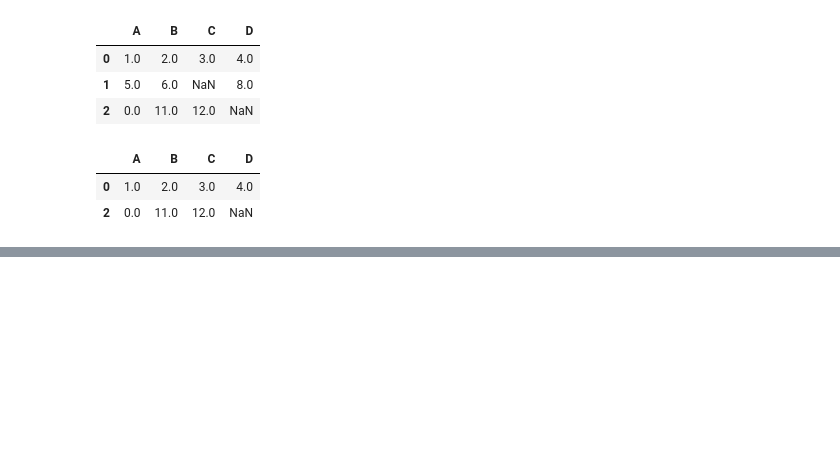
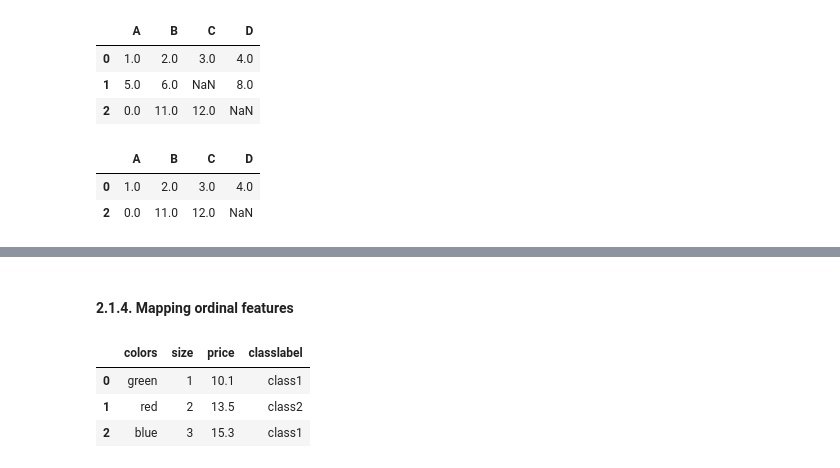
Before and after one commit to nguyenhoangson/Machine-Learning, a Jupyter notebook: TryPythonTool/test_python_tools.ipynb, the cells around one changed output, grey strips where cells are left out. Saved outputs shown, nothing was run; the diff lists cells and outputs as text; code cells hidden in the pictures; blank space fills up the shorter version.

```diff
--- a/TryPythonTool/test_python_tools.ipynb
+++ b/TryPythonTool/test_python_tools.ipynb
@@ -108,0 +144,17 @@ df.dropna(subset=['C'])
+# %% [markdown]
+#### 2.1.4. Mapping ordinal features
+# %%
+# Mapping ordinal features to numerical features
+size_mapping = {
+    'XL': 3,
+    'L': 2,
+    'M': 1
+}
+
+df['size'] = df['size'].map(size_mapping)
+df
+# %% [output]
+|  | colors | size | price | classlabel |
+| 0 | green | 1 | 10.1 | class1 |
+| 1 | red | 2 | 13.5 | class2 |
+| 2 | blue | 3 | 15.3 | class1 |
```
Also changed, not shown: parts of 13 cells of this notebook, 1 other file.
